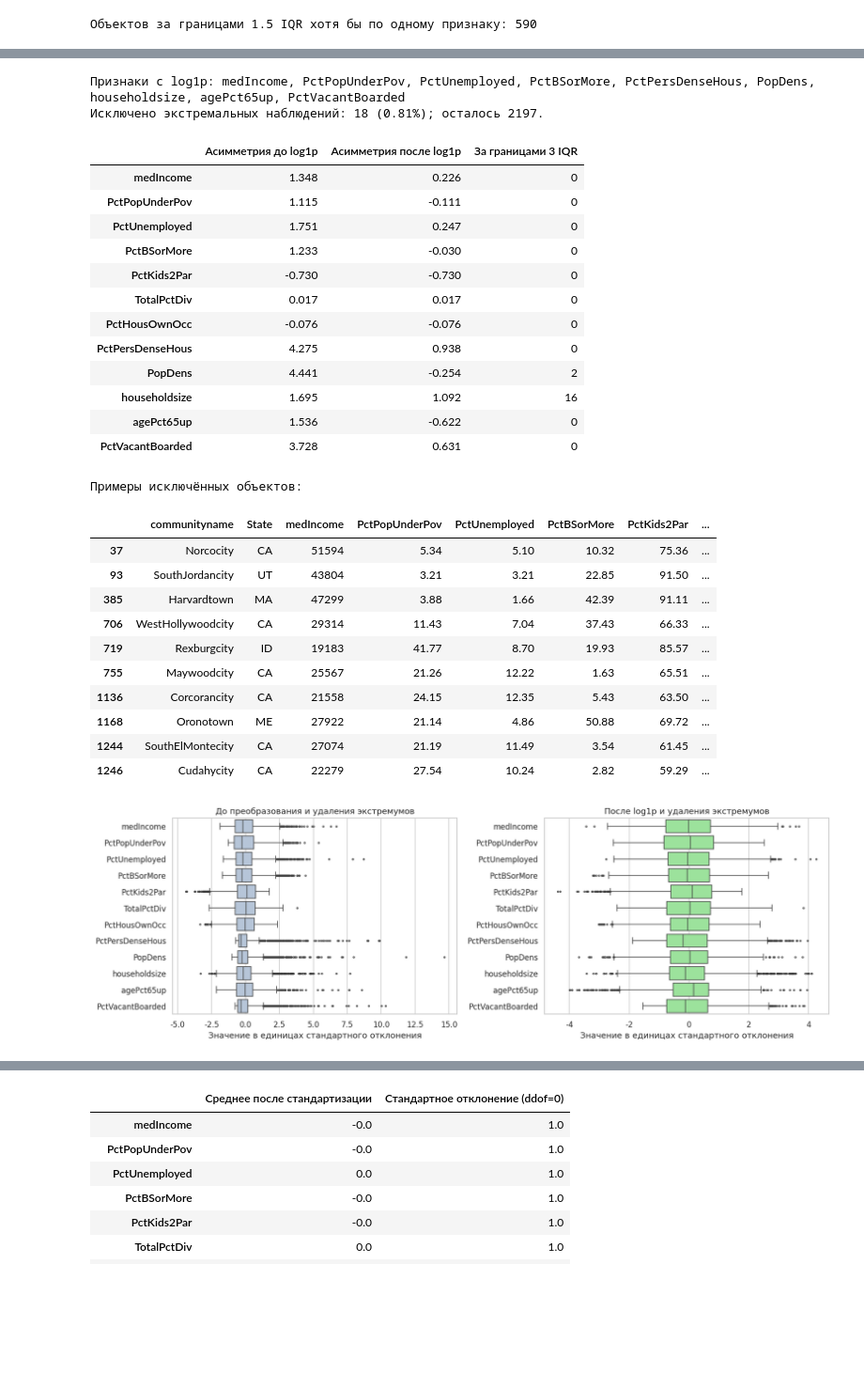
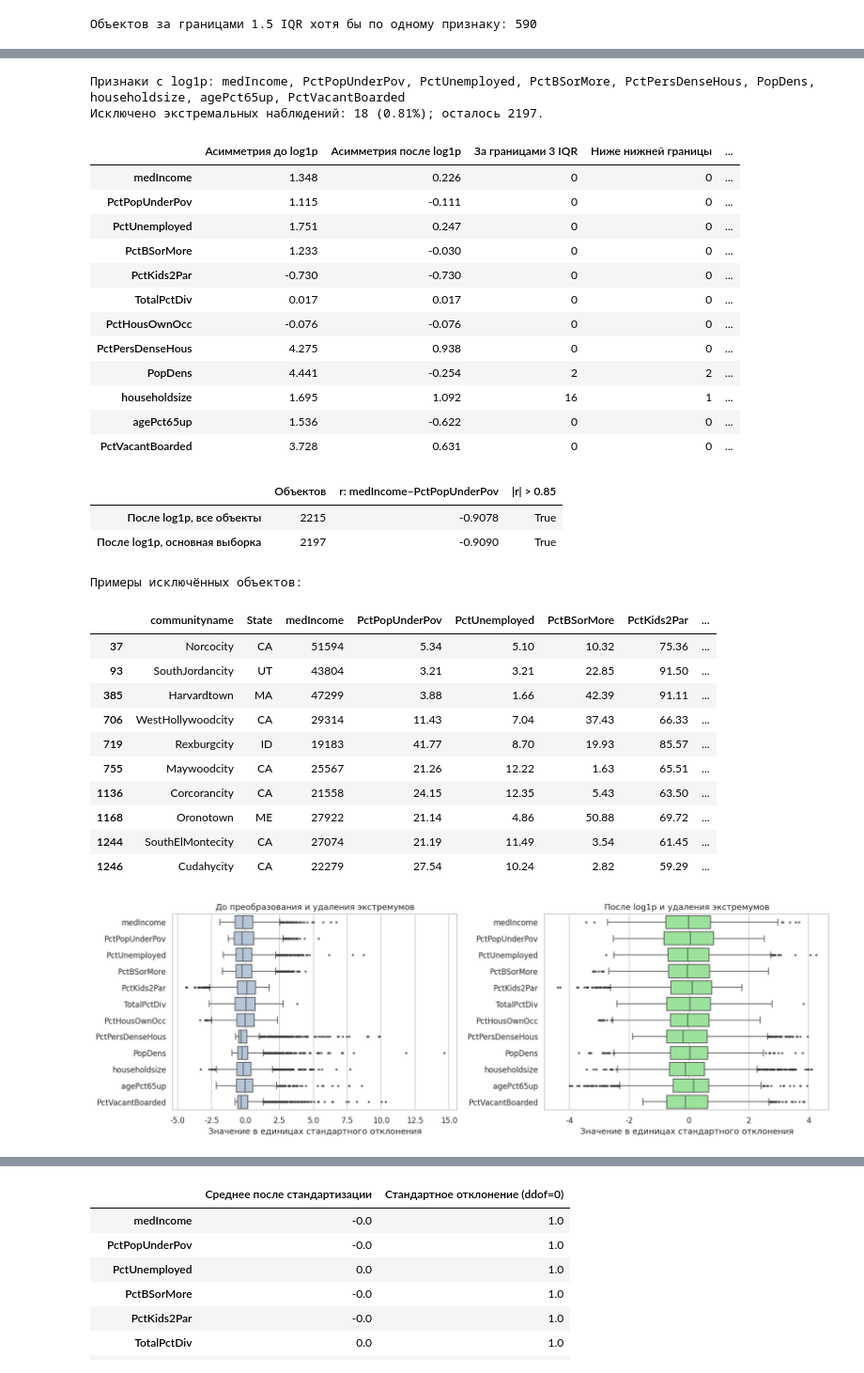
Before and after one commit to egorabs323/Artificial-intelligence-systems-and-machine-learning, a Jupyter notebook: 3_sample.ipynb, the cells around one changed output, grey strips where cells are left out. Shown at 94% size. Cells and saved outputs as stored; diff of their text form; code cells hidden in the pictures; blank space fills up the shorter version.

```diff
--- a/3_sample.ipynb
+++ b/3_sample.ipynb
@@ -330,57 +348,72 @@ X_transformed = X_transformed_all.loc[inlier_mask].copy()
 analysis_index = X_transformed.index
 print('Признаки с log1p:', ', '.join(log_features))
 print(f'Исключено экстремальных наблюдений: {(~inlier_mask).sum()} '
       f'({(~inlier_mask).mean():.2%}); осталось {len(analysis_index)}.')
 display(pd.DataFrame({
     'Асимметрия до log1p': X_imputed.skew(),
     'Асимметрия после log1p': X_transformed_all.skew(),
     'За границами 3 IQR': extreme_flags.sum(),
+    'Ниже нижней границы': (X_transformed_all < lower_bounds).sum(),
+    'Выше верхней границы': (X_transformed_all > upper_bounds).sum(),
 }).round(3))
+correlation_audit = pd.DataFrame({
+    'Объектов': [len(X_transformed_all), len(X_transformed)],
+    'r: medIncome–PctPopUnderPov': [
+        X_transformed_all['medIncome'].corr(X_transformed_all['PctPopUnderPov']),
+        X_transformed['medIncome'].corr(X_transformed['PctPopUnderPov']),
+    ],
+}, index=['После log1p, все объекты', 'После log1p, основная выборка'])
+correlation_audit['|r| > 0.85'] = correlation_audit['r: medIncome–PctPopUnderPov'].abs() > 0.85
+display(correlation_audit.round(4))
+
 assert not ((X_transformed < lower_bounds) | (X_transformed > upper_bounds)).any().any()
 
 extreme_examples = df.loc[~inlier_mask, ['communityname', 'State'] + selected_features]
 if len(extreme_examples):
     print('Примеры исключённых объектов:')
     display(extreme_examples.head(10))
 
 fig, axes = plt.subplots(1, 2, figsize=(15, 5))
 before_plot = (X_imputed - X_imputed.mean()) / X_imputed.std(ddof=0)
 after_plot = (X_transformed - X_transformed.mean()) / X_transformed.std(ddof=0)
 sns.boxplot(data=before_plot, orient='h', ax=axes[0], color='lightsteelblue', fliersize=2)
 sns.boxplot(data=after_plot, orient='h', ax=axes[1], color='lightgreen', fliersize=2)
 axes[0].set_title('До преобразования и удаления экстремумов')
 axes[1].set_title('После log1p и удаления экстремумов')
 for ax in axes:
     ax.set_xlabel('Значение в единицах стандартного отклонения')
 plt.tight_layout()
 plt.show()
 # %% [output]
 Признаки с log1p: medIncome, PctPopUnderPov, PctUnemployed, PctBSorMore, PctPersDenseHous, PopDens, householdsize, agePct65up, PctVacantBoarded
 Исключено экстремальных наблюдений: 18 (0.81%); осталось 2197.
-|  | Асимметрия до log1p | Асимметрия после log1p | За границами 3 IQR |
-| medIncome | 1.348 | 0.226 | 0 |
-| PctPopUnderPov | 1.115 | -0.111 | 0 |
-| PctUnemployed | 1.751 | 0.247 | 0 |
-| PctBSorMore | 1.233 | -0.030 | 0 |
-| PctKids2Par | -0.730 | -0.730 | 0 |
-| TotalPctDiv | 0.017 | 0.017 | 0 |
-| PctHousOwnOcc | -0.076 | -0.076 | 0 |
-| PctPersDenseHous | 4.275 | 0.938 | 0 |
-| PopDens | 4.441 | -0.254 | 2 |
-| householdsize | 1.695 | 1.092 | 16 |
-| agePct65up | 1.536 | -0.622 | 0 |
-| PctVacantBoarded | 3.728 | 0.631 | 0 |
+|  | Асимметрия до log1p | Асимметрия после log1p | За границами 3 IQR | Ниже нижней границы | ... |
+| medIncome | 1.348 | 0.226 | 0 | 0 | ... |
+| PctPopUnderPov | 1.115 | -0.111 | 0 | 0 | ... |
+| PctUnemployed | 1.751 | 0.247 | 0 | 0 | ... |
+| PctBSorMore | 1.233 | -0.030 | 0 | 0 | ... |
+| PctKids2Par | -0.730 | -0.730 | 0 | 0 | ... |
+| TotalPctDiv | 0.017 | 0.017 | 0 | 0 | ... |
+| PctHousOwnOcc | -0.076 | -0.076 | 0 | 0 | ... |
+| PctPersDenseHous | 4.275 | 0.938 | 0 | 0 | ... |
+| PopDens | 4.441 | -0.254 | 2 | 2 | ... |
+| householdsize | 1.695 | 1.092 | 16 | 1 | ... |
+| agePct65up | 1.536 | -0.622 | 0 | 0 | ... |
+| PctVacantBoarded | 3.728 | 0.631 | 0 | 0 | ... |
+|  | Объектов | r: medIncome–PctPopUnderPov | |r| > 0.85 |
+| После log1p, все объекты | 2215 | -0.9078 | True |
+| После log1p, основная выборка | 2197 | -0.9090 | True |
 Примеры исключённых объектов:
-|  | communityname | State | medIncome | PctPopUnderPov | PctUnemployed | PctBSorMore | PctKids2Par | ... |
-| 37 | Norcocity | CA | 51594 | 5.34 | 5.10 | 10.32 | 75.36 | ... |
-| 93 | SouthJordancity | UT | 43804 | 3.21 | 3.21 | 22.85 | 91.50 | ... |
-| 385 | Harvardtown | MA | 47299 | 3.88 | 1.66 | 42.39 | 91.11 | ... |
-| 706 | WestHollywoodcity | CA | 29314 | 11.43 | 7.04 | 37.43 | 66.33 | ... |
-| 719 | Rexburgcity | ID | 19183 | 41.77 | 8.70 | 19.93 | 85.57 | ... |
-| 755 | Maywoodcity | CA | 25567 | 21.26 | 12.22 | 1.63 | 65.51 | ... |
-| 1136 | Corcorancity | CA | 21558 | 24.15 | 12.35 | 5.43 | 63.50 | ... |
-| 1168 | Oronotown | ME | 27922 | 21.14 | 4.86 | 50.88 | 69.72 | ... |
-| 1244 | SouthElMontecity | CA | 27074 | 21.19 | 11.49 | 3.54 | 61.45 | ... |
-| 1246 | Cudahycity | CA | 22279 | 27.54 | 10.24 | 2.82 | 59.29 | ... |
+|  | communityname | State | medIncome | PctPopUnderPov | PctUnemployed | PctBSorMore | PctKids2Par | ... |
+| 37 | Norcocity | CA | 51594 | 5.34 | 5.10 | 10.32 | 75.36 | ... |
+| 93 | SouthJordancity | UT | 43804 | 3.21 | 3.21 | 22.85 | 91.50 | ... |
+| 385 | Harvardtown | MA | 47299 | 3.88 | 1.66 | 42.39 | 91.11 | ... |
+| 706 | WestHollywoodcity | CA | 29314 | 11.43 | 7.04 | 37.43 | 66.33 | ... |
+| 719 | Rexburgcity | ID | 19183 | 41.77 | 8.70 | 19.93 | 85.57 | ... |
+| 755 | Maywoodcity | CA | 25567 | 21.26 | 12.22 | 1.63 | 65.51 | ... |
+| 1136 | Corcorancity | CA | 21558 | 24.15 | 12.35 | 5.43 | 63.50 | ... |
+| 1168 | Oronotown | ME | 27922 | 21.14 | 4.86 | 50.88 | 69.72 | ... |
+| 1244 | SouthElMontecity | CA | 27074 | 21.19 | 11.49 | 3.54 | 61.45 | ... |
+| 1246 | Cudahycity | CA | 22279 | 27.54 | 10.24 | 2.82 | 59.29 | ... |
 [figure]
 # %% [markdown]
```
Also changed, not shown: parts of 26 cells of this notebook.
